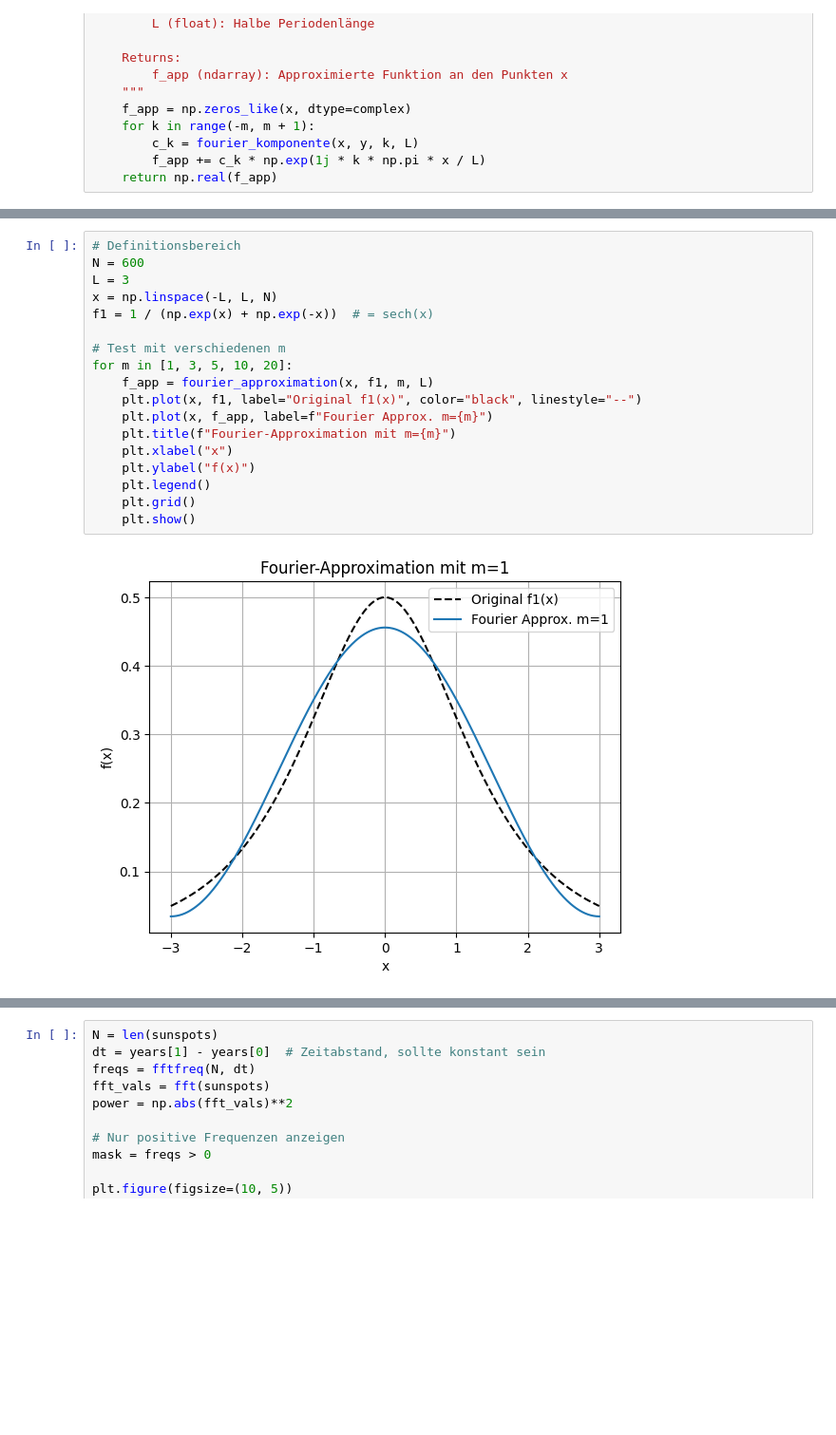
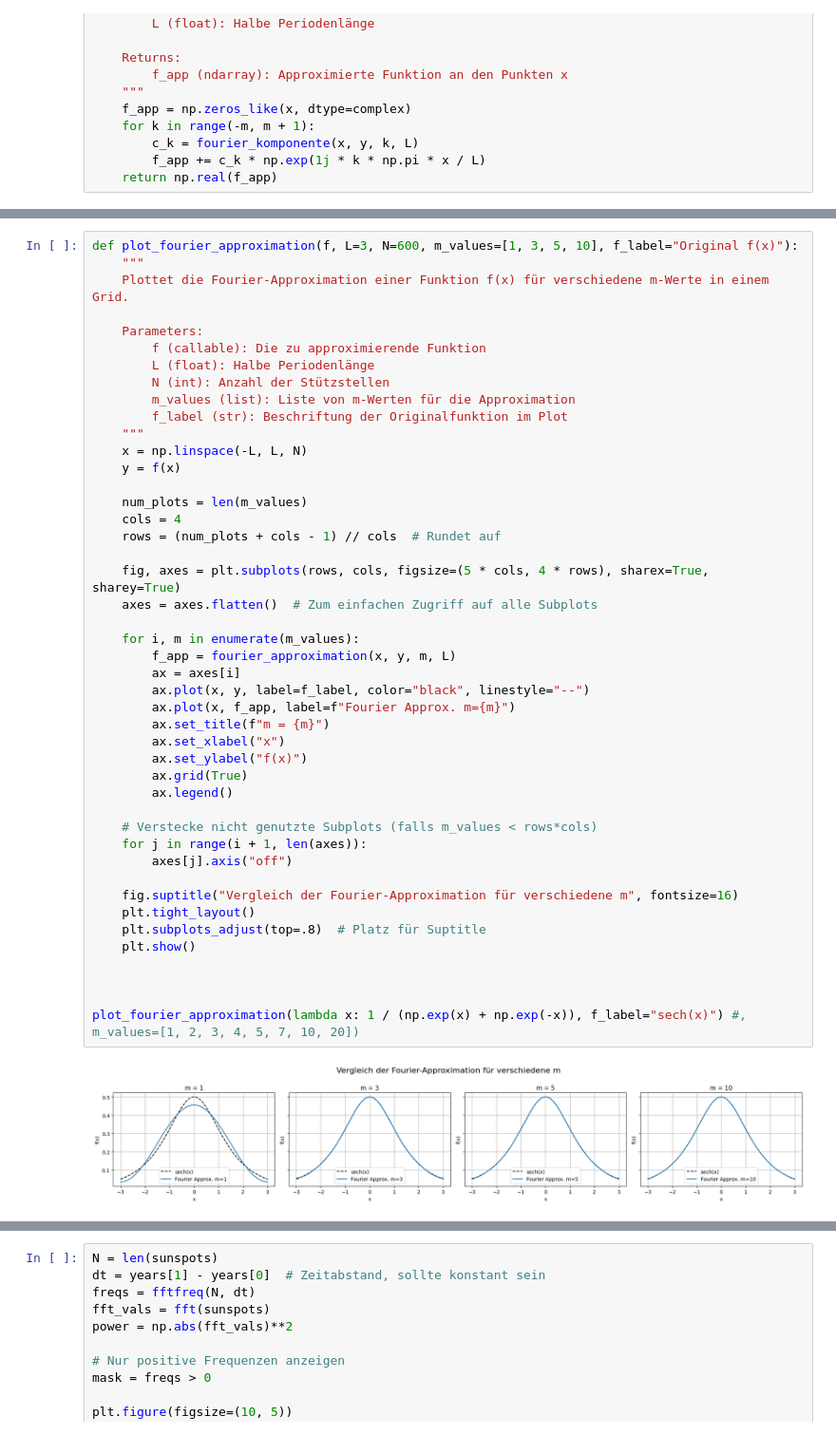
Before and after one commit to elmi3/vta_mc_2, a Jupyter notebook: mc.ipynb, the cells around one changed output, grey strips where cells are left out. Shown at 95% size. Drawn from its saved outputs; the diff is of its cells as text; blank space fills up the shorter version.

```diff
--- a/mc.ipynb
+++ b/mc.ipynb
@@ -102,20 +153,47 @@ def fourier_approximation(x, y, m, L):
 # %%
-# Definitionsbereich
-N = 600
-L = 3
-x = np.linspace(-L, L, N)
-f1 = 1 / (np.exp(x) + np.exp(-x))  # = sech(x)
+def plot_fourier_approximation(f, L=3, N=600, m_values=[1, 3, 5, 10], f_label="Original f(x)"):
+    """
+    Plottet die Fourier-Approximation einer Funktion f(x) für verschiedene m-Werte in einem Grid.
 
-# Test mit verschiedenen m
-for m in [1, 3, 5, 10, 20]:
-    f_app = fourier_approximation(x, f1, m, L)
-    plt.plot(x, f1, label="Original f1(x)", color="black", linestyle="--")
-    plt.plot(x, f_app, label=f"Fourier Approx. m={m}")
-    plt.title(f"Fourier-Approximation mit m={m}")
-    plt.xlabel("x")
-    plt.ylabel("f(x)")
-    plt.legend()
-    plt.grid()
+    Parameters:
+        f (callable): Die zu approximierende Funktion
+        L (float): Halbe Periodenlänge
+        N (int): Anzahl der Stützstellen
+        m_values (list): Liste von m-Werten für die Approximation
+        f_label (str): Beschriftung der Originalfunktion im Plot
+    """
+    x = np.linspace(-L, L, N)
+    y = f(x)
+
+    num_plots = len(m_values)
+    cols = 4
+    rows = (num_plots + cols - 1) // cols  # Rundet auf
+
+    fig, axes = plt.subplots(rows, cols, figsize=(5 * cols, 4 * rows), sharex=True, sharey=True)
+    axes = axes.flatten()  # Zum einfachen Zugriff auf alle Subplots
+
+    for i, m in enumerate(m_values):
+        f_app = fourier_approximation(x, y, m, L)
+        ax = axes[i]
+        ax.plot(x, y, label=f_label, color="black", linestyle="--")
+        ax.plot(x, f_app, label=f"Fourier Approx. m={m}")
+        ax.set_title(f"m = {m}")
+        ax.set_xlabel("x")
+        ax.set_ylabel("f(x)")
+        ax.grid(True)
+        ax.legend()
+
+    # Verstecke nicht genutzte Subplots (falls m_values < rows*cols)
+    for j in range(i + 1, len(axes)):
+        axes[j].axis("off")
+
+    fig.suptitle("Vergleich der Fourier-Approximation für verschiedene m", fontsize=16)
+    plt.tight_layout()
+    plt.subplots_adjust(top=.8)  # Platz für Suptitle
     plt.show()
+
+
+
+plot_fourier_approximation(lambda x: 1 / (np.exp(x) + np.exp(-x)), f_label="sech(x)") #, m_values=[1, 2, 3, 4, 5, 7, 10, 20])
 # %% [output]
-[figure, old version]
+[figure, new version]
```
Also changed, not shown: parts of 17 cells of this notebook.
